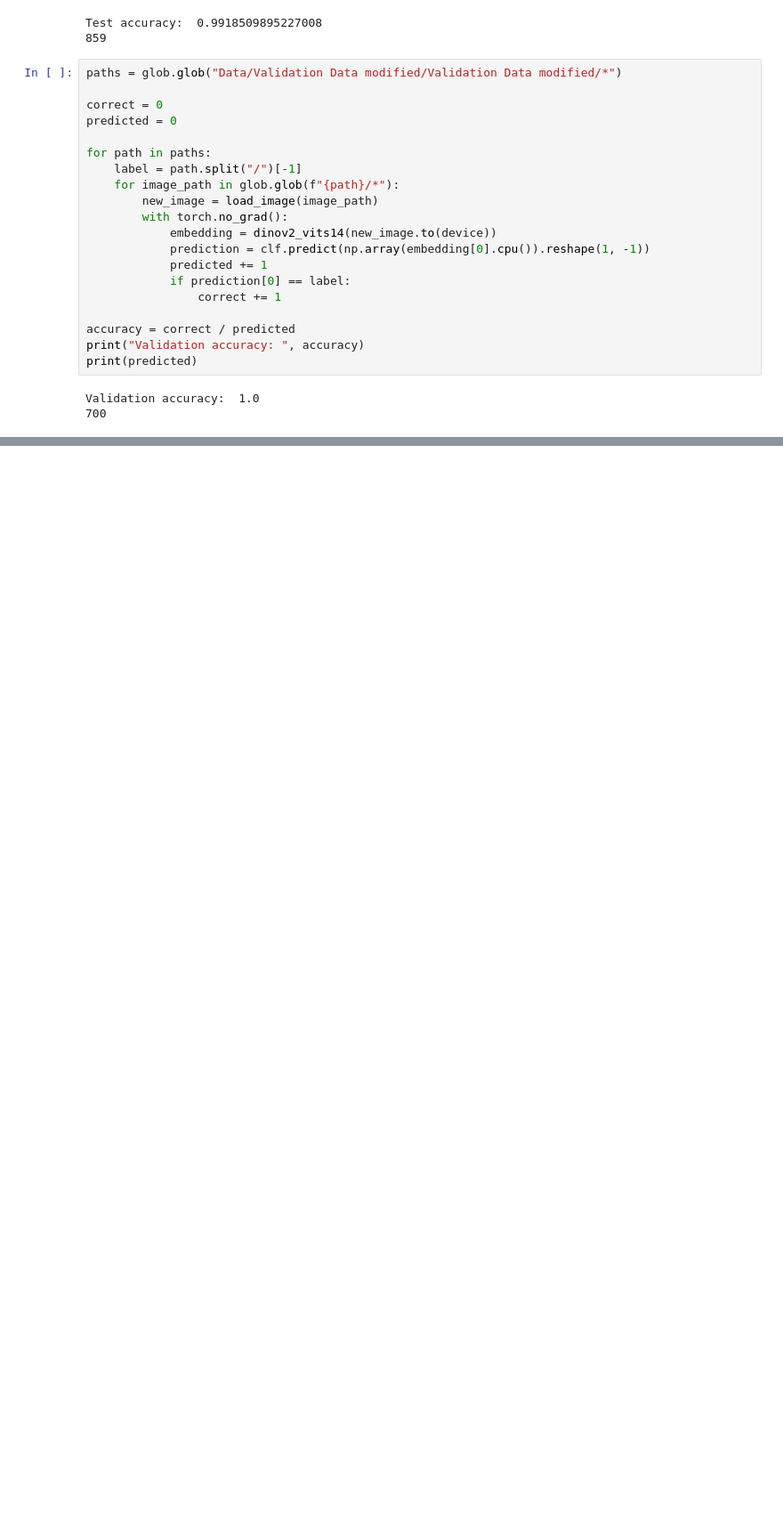
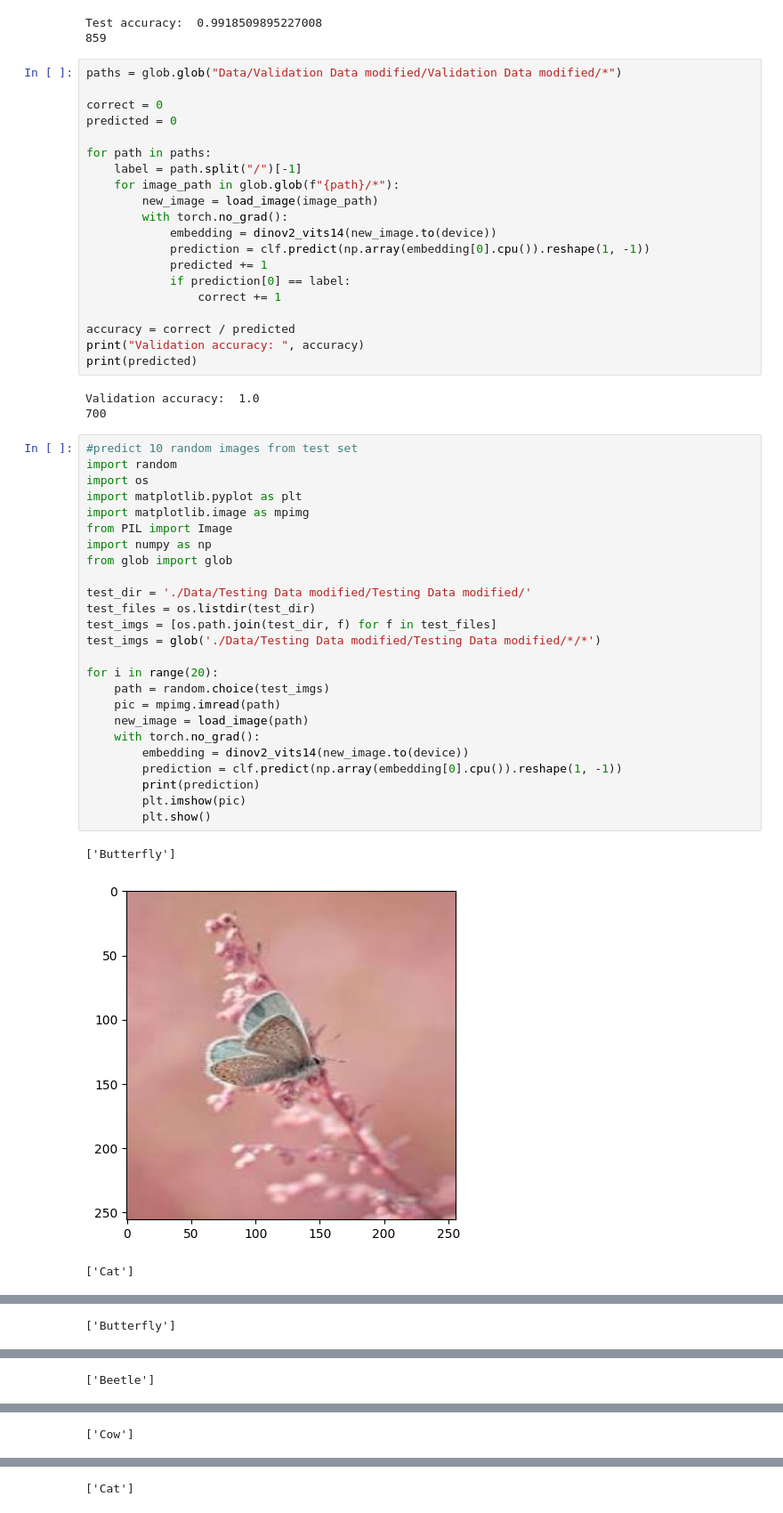
Before and after one commit to RokasBliu/ssl_prosjekt, a Jupyter notebook: train_dino.ipynb, the cells around one changed output, grey strips where cells are left out. Shown at 89% size. Drawn from its saved outputs; the diff is of its cells as text; blank space fills up the shorter version.

```diff
--- a/train_dino.ipynb
+++ b/train_dino.ipynb
@@ -175,3 +175,32 @@ print(predicted)
 # %% [output]
 Validation accuracy:  1.0
 700
+# %%
+#predict 10 random images from test set
+import random
+import os
+import matplotlib.pyplot as plt
+import matplotlib.image as mpimg
+from PIL import Image
+import numpy as np
+from glob import glob
+
+test_dir = './Data/Testing Data modified/Testing Data modified/'
+test_files = os.listdir(test_dir)
+test_imgs = [os.path.join(test_dir, f) for f in test_files]
+test_imgs = glob('./Data/Testing Data modified/Testing Data modified/*/*')
+
+for i in range(20):
+    path = random.choice(test_imgs)
+    pic = mpimg.imread(path)
+    new_image = load_image(path)
+    with torch.no_grad():
+        embedding = dinov2_vits14(new_image.to(device))
+        prediction = clf.predict(np.array(embedding[0].cpu()).reshape(1, -1))
+        print(prediction)
+        plt.imshow(pic)
+        plt.show()
+# %% [output]
+['Butterfly']
+[figure, added]
+['Cat']
@@ -177,0 +208 @@ Validation accuracy:  1.0
+['Butterfly']
@@ -177,0 +210 @@ Validation accuracy:  1.0
+['Beetle']
@@ -177,0 +212 @@ Validation accuracy:  1.0
+['Cow']
@@ -177,0 +214 @@ Validation accuracy:  1.0
+['Cat']
```
Also changed, not shown: parts of 1 cell of this notebook.
